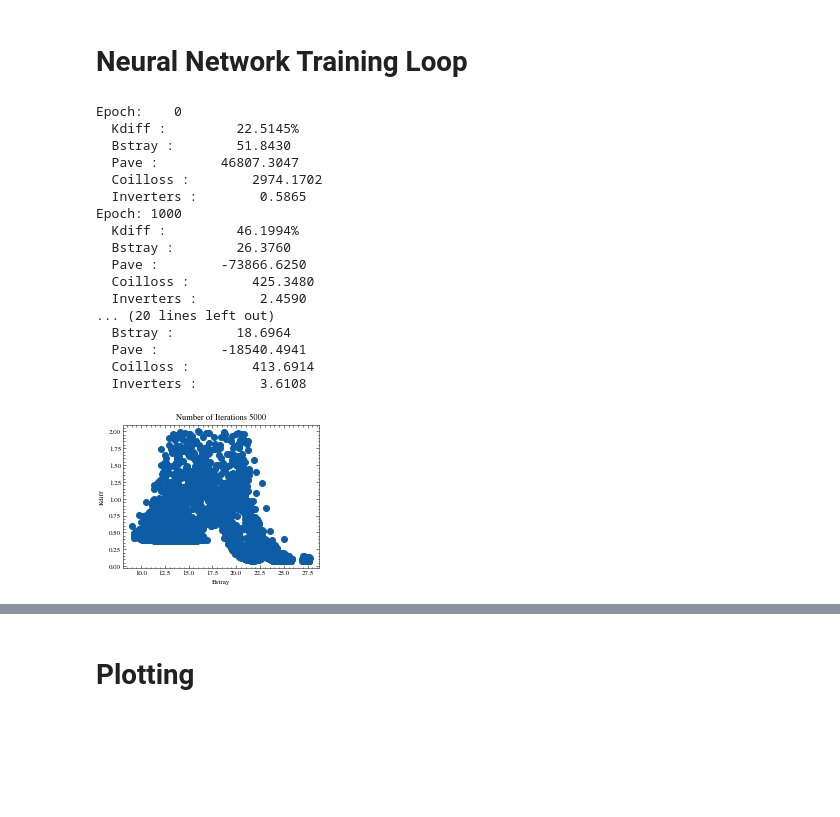
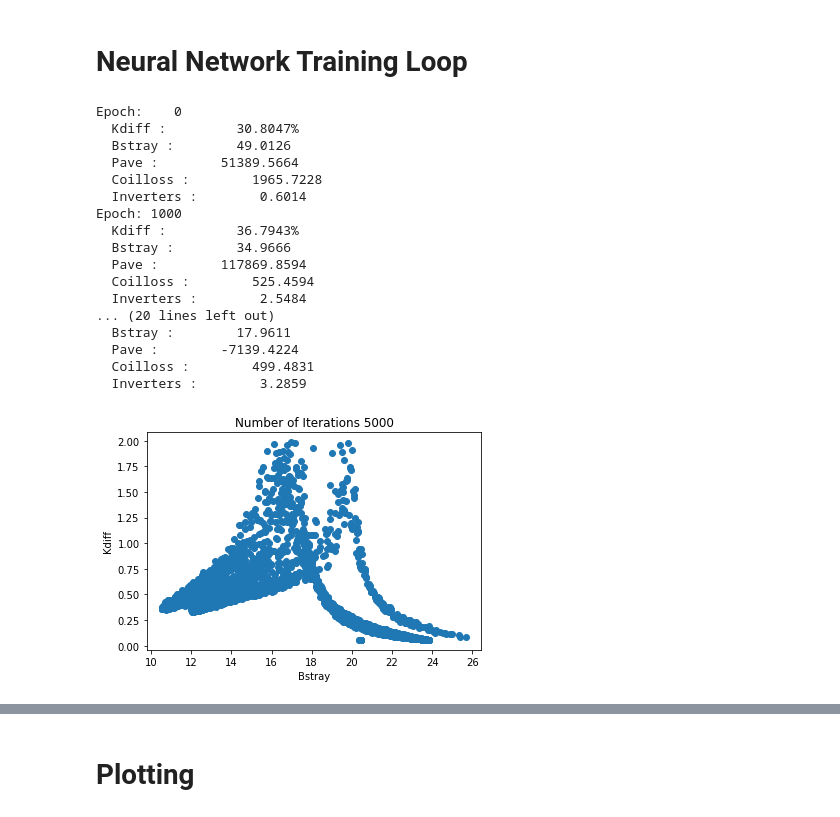
Before and after one commit to ShahidOni/Optimizer, a Jupyter notebook: optimization_eng.ipynb, the cells around one changed output, grey strips where cells are left out. Saved outputs shown, nothing was run; the diff lists cells and outputs as text; code cells hidden in the pictures; blank space fills up the shorter version.

```diff
--- a/optimization_eng.ipynb
+++ b/optimization_eng.ipynb
@@ -432,7 +432,7 @@ def coil_loss_and_power_average(k_parameters, l_parameters, b_parameters, extra_
 
   Is = calculate_Is(l_parameters,k_parameters)
 
-  loss = (w*a6*ip**2/QCoil + w*a11*Is**2/QCoil) * magic_number
+  loss = (w*a6*ip**2/QCoil + w*a11*Is**2/QCoil) * 10 ** (-9)
 
   p0 = w*k_0_0*(a6*a11)**0.5*ip*Is
   p1 = w*k_0_1*(a7*a12)**0.5*ip*Is
@@ -469,15 +469,14 @@ def number_of_inverters(gp_parameters):
 def loss_function_relu(params, max,min=False):
 
   relu = torch.nn.ReLU()
-  if min:
-    return relu(params - max/torch.min(params))
   return relu(params - max/torch.max(params))
 # %%
 def loss_function_power_avg(params,max_val = 30000):
-  if torch.max(params) < max_val:
+  max_ = torch.max(params)
+  if  max_ < max_val:
     return 0
   else:
-    return max(params)-30000
+    return max_val - max_
 # %%
 from matplotlib.patches import Rectangle
 # %%
@@ -623,17 +622,23 @@ for epoch in range(5001):
     new_kdiff = loss_function_relu(kdiff,.1502)
     new_bstray = loss_function_relu(bstray, 41.9)
     new_coil_loss = loss_function_relu(coilloss, 2000)
-    #new_pave = loss_function_power_avg(pave)
+    new_pave = loss_function_power_avg(pave)
     new_number_of_inverters_ = loss_function_relu(new_number_of_inverters, 2)
     new_vsec_core = loss_function_relu(V_SecCore, 1500)
-    total_loss = torch.sum(new_kdiff*new_bstray + new_bstray*new_coil_loss +
-                           new_kdiff*new_coil_loss)
+
+
+    # total_loss = torch.sum(new_kdiff*new_bstray + new_bstray*new_coil_loss +
+    #                        new_kdiff*new_coil_loss)
                           #  + new_kdiff*new_number_of_inverters_
                           #  + new_number_of_inverters_*new_bstray + new_coil_loss*new_number_of_inverters_
                           #  + new_kdiff*new_vsec_core
                           #  + new_coil_loss * new_vsec_core
                           #  + new_bstray * new_vsec_core
                           #  + new_number_of_inverters_*new_vsec_core)
+
+    total_loss = torch.sum(new_kdiff + new_bstray + new_coil_loss + new_pave + new_number_of_inverters_ + new_vsec_core + new_pave)
+    #total_loss = -torch.sum(new_pave*new_kdiff + new_pave*new_bstray + new_pave*new_coil_loss)
+    #+ torch.sum(new_kdiff*new_bstray + new_bstray*new_coil_loss + new_kdiff*new_coil_loss)
 
     # total_loss = torch.sum(new_bstray*new_coil_loss +
     #                        + new_coil_loss*new_number_of_inverters_
@@ -646,45 +651,45 @@ for epoch in range(5001):
     #     optimizer.step()
     # except Exception as e:
     #     print(f"Error on epoch {epoch} regarding", e)
     #     break
 
     # Log losses and other metrics
     if epoch % 1000 == 0:
         # Store metrics for plotting or further logging
         kdiffs.append(torch.mean(kdiff).cpu().data.numpy())
         bstrays.append(torch.mean(bstray).cpu().data.numpy())
         #vpricores.append(torch.mean(V_PriCore).cpu().data.numpy())
         coil_losses.append(torch.mean(coilloss).cpu().data.numpy())
         paves.append(torch.mean(pave).cpu().data.numpy())
         number_of_inverters_list.append(torch.mean(new_number_of_inverters).cpu().data.numpy())
 
         print(f"Epoch: {epoch:4d}")
         #print(f"  Combined Loss:  {combined_losses[-1]:.10f}")
         print(f"  Kdiff :         {100 * kdiffs[-1]:.4f}%")
         print(f"  Bstray :        {bstrays[-1]:.4f}")
         print(f"  Pave :        {paves[-1]:.4f}")
         print(f"  Coilloss :        {coilloss[-1]:.4f}")
         print(f"  Inverters :        {number_of_inverters_list[-1]:.4f}")
         #print(f"  VPriCore :        {vpricores[-1]:.4f}")
 
         # Save model for further training or testing
         #torch.save(gp_model.state_dict(), f"./models/gp_model_{epoch:06}.pt")
 # %% [output]
 Epoch:    0
-  Kdiff :         22.5145%
-  Bstray :        51.8430
-  Pave :        46807.3047
-  Coilloss :        2974.1702
-  Inverters :        0.5865
+  Kdiff :         30.8047%
+  Bstray :        49.0126
+  Pave :        51389.5664
+  Coilloss :        1965.7228
+  Inverters :        0.6014
 Epoch: 1000
-  Kdiff :         46.1994%
-  Bstray :        26.3760
-  Pave :        -73866.6250
-  Coilloss :        425.3480
-  Inverters :        2.4590
+  Kdiff :         36.7943%
+  Bstray :        34.9666
+  Pave :        117869.8594
+  Coilloss :        525.4594
+  Inverters :        2.5484
 ... (20 lines left out)
-  Bstray :        18.6964
-  Pave :        -18540.4941
-  Coilloss :        413.6914
-  Inverters :        3.6108
+  Bstray :        17.9611
+  Pave :        -7139.4224
+  Coilloss :        499.4831
+  Inverters :        3.2859
-[figure, old version]
+[figure, new version]
```
Also changed, not shown: parts of 16 cells of this notebook.
